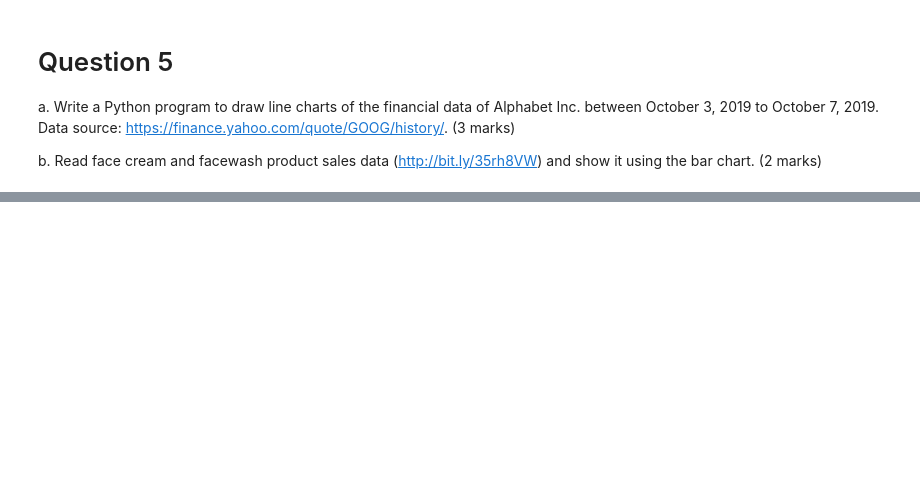
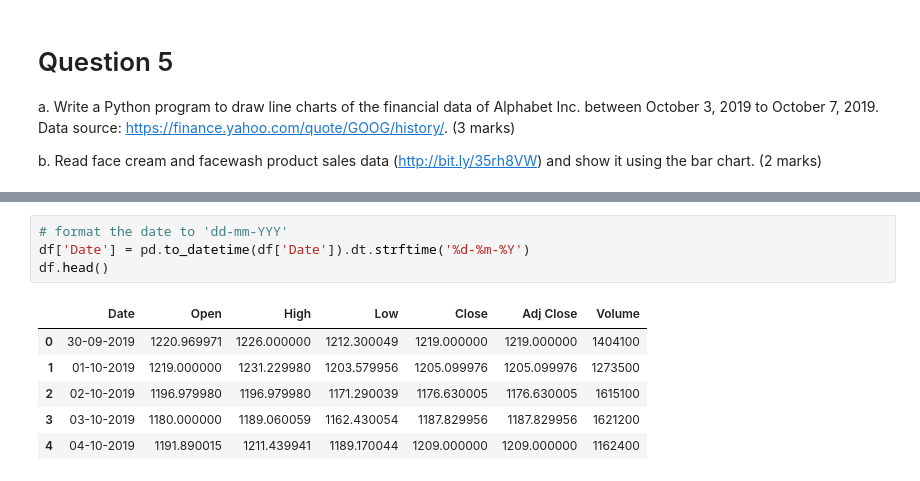
Before and after one commit to koayst/rp_python, a Jupyter notebook: TIPPAAI_P4DS_Koay_Seng_Tian.ipynb, the cells around one changed output, grey strips where cells are left out. Drawn from its saved outputs; the diff is of its cells as text; blank space fills up the shorter version.

```diff
--- a/TIPPAAI_P4DS_Koay_Seng_Tian.ipynb
+++ b/TIPPAAI_P4DS_Koay_Seng_Tian.ipynb
@@ -319,0 +357,11 @@ b. Read face cream and facewash product sales data (http://bit.ly/35rh8VW) and s
+# %%
+# format the date to 'dd-mm-YYY'
+df['Date'] = pd.to_datetime(df['Date']).dt.strftime('%d-%m-%Y')
+df.head()
+# %% [output]
+|  | Date | Open | High | Low | Close | Adj Close | Volume |
+| 0 | 30-09-2019 | 1220.969971 | 1226.000000 | 1212.300049 | 1219.000000 | 1219.000000 | 1404100 |
+| 1 | 01-10-2019 | 1219.000000 | 1231.229980 | 1203.579956 | 1205.099976 | 1205.099976 | 1273500 |
+| 2 | 02-10-2019 | 1196.979980 | 1196.979980 | 1171.290039 | 1176.630005 | 1176.630005 | 1615100 |
+| 3 | 03-10-2019 | 1180.000000 | 1189.060059 | 1162.430054 | 1187.829956 | 1187.829956 | 1621200 |
+| 4 | 04-10-2019 | 1191.890015 | 1211.439941 | 1189.170044 | 1209.000000 | 1209.000000 | 1162400 |
```
Also changed, not shown: parts of 12 cells of this notebook, 1 other file.
